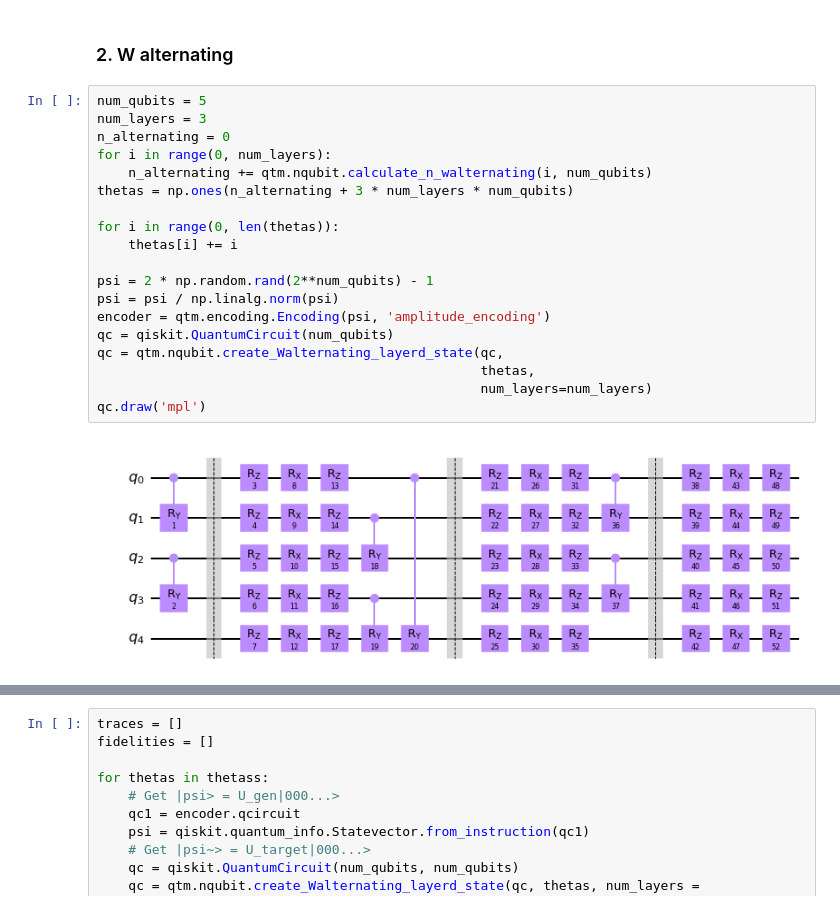
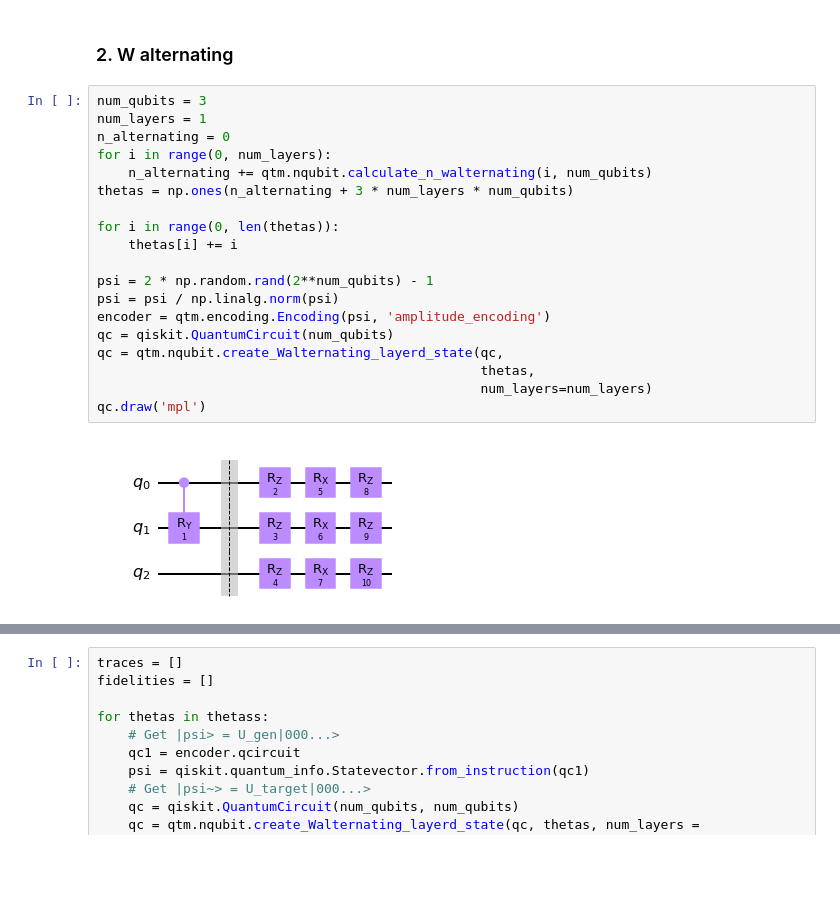
Before and after one commit to vutuanhai237/UC-VQA, a Jupyter notebook: codes/tomography/compare_W_QNG.ipynb, the cells around one changed output, grey strips where cells are left out. Cells and saved outputs as stored; diff of their text form; blank space fills up the shorter version.

```diff
--- a/codes/tomography/compare_W_QNG.ipynb
+++ b/codes/tomography/compare_W_QNG.ipynb
@@ -132,24 +132,24 @@ plt.show()
 # %% [markdown]
 ### 2. W alternating
 # %%
-num_qubits = 5
-num_layers = 3
+num_qubits = 3
+num_layers = 1
 n_alternating = 0
 for i in range(0, num_layers):
     n_alternating += qtm.nqubit.calculate_n_walternating(i, num_qubits)
 thetas = np.ones(n_alternating + 3 * num_layers * num_qubits)
 
 for i in range(0, len(thetas)):
     thetas[i] += i
 
 psi = 2 * np.random.rand(2**num_qubits) - 1
 psi = psi / np.linalg.norm(psi)
 encoder = qtm.encoding.Encoding(psi, 'amplitude_encoding')
 qc = qiskit.QuantumCircuit(num_qubits)
 qc = qtm.nqubit.create_Walternating_layerd_state(qc,
                                                  thetas,
                                                  num_layers=num_layers)
 qc.draw('mpl')
 # %% [output]
-[figure, old version]
+[figure, new version]
 # %%
```
Also changed, not shown: parts of 8 cells of this notebook, 12 other files.
